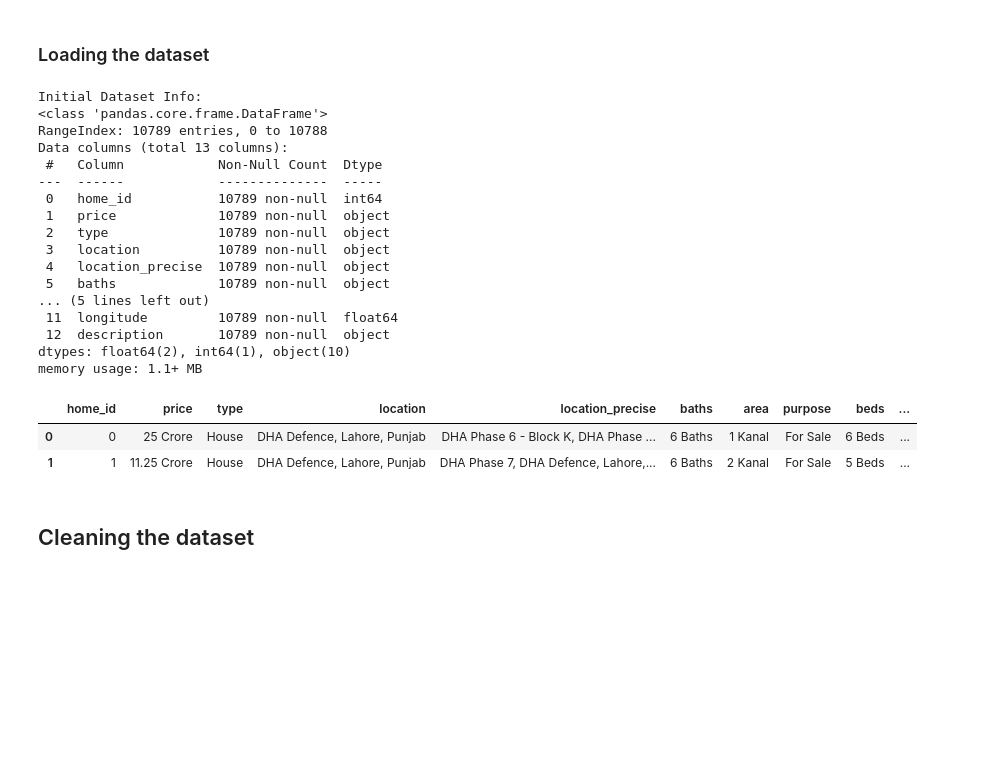
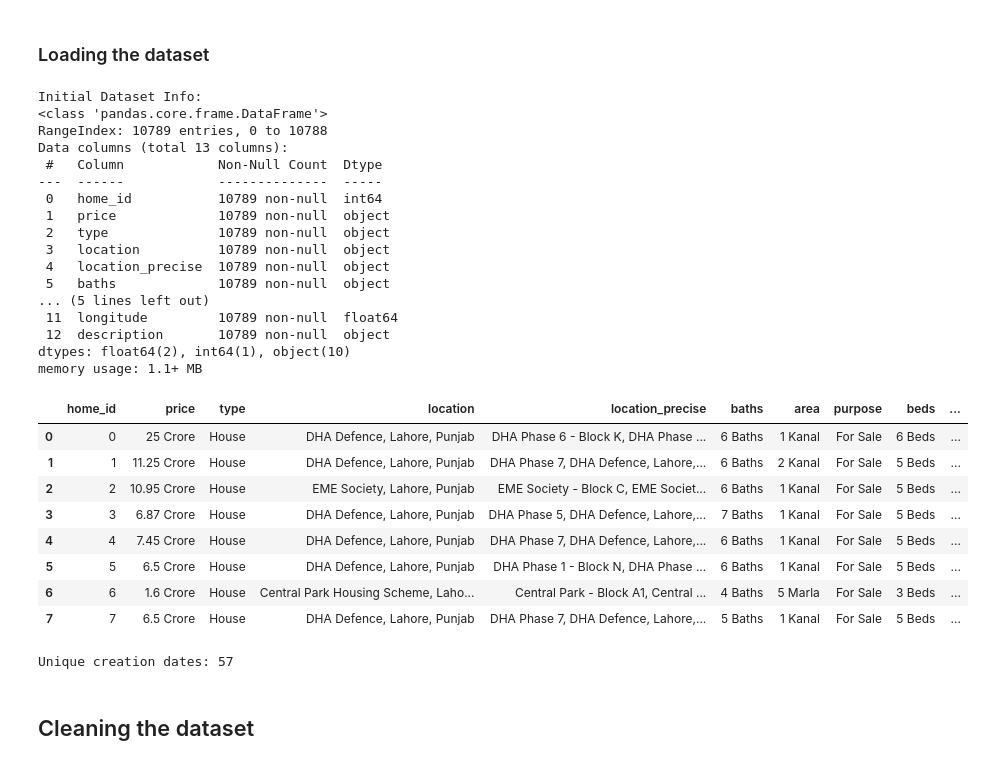
Before and after one commit to potatobox1/Data_Science_Project, a Jupyter notebook: analysis.ipynb, the cells around one changed output. Saved outputs shown, nothing was run; the diff lists cells and outputs as text; code cells hidden in the pictures; blank space fills up the shorter version.

```diff
--- a/analysis.ipynb
+++ b/analysis.ipynb
@@ -26,34 +26,47 @@ sns.set(style='whitegrid', palette='muted', font_scale=1.2)
 # %%
 # Load the dataset
 df = pd.read_csv('properties.csv')
 
 # Display initial info
 print("Initial Dataset Info:")
 df.info()
 
 df.columns
-df.head(2)
+df.head(8)
 # %% [output]
 Initial Dataset Info:
 <class 'pandas.core.frame.DataFrame'>
 RangeIndex: 10789 entries, 0 to 10788
 Data columns (total 13 columns):
  #   Column            Non-Null Count  Dtype
 ---  ------            --------------  -----
  0   home_id           10789 non-null  int64
  1   price             10789 non-null  object
  2   type              10789 non-null  object
  3   location          10789 non-null  object
  4   location_precise  10789 non-null  object
  5   baths             10789 non-null  object
 ... (5 lines left out)
  11  longitude         10789 non-null  float64
  12  description       10789 non-null  object
 dtypes: float64(2), int64(1), object(10)
 memory usage: 1.1+ MB
 |  | home_id | price | type | location | location_precise | baths | area | purpose | beds | ... |
 | 0 | 0 | 25 Crore | House | DHA Defence, Lahore, Punjab | DHA Phase 6 - Block K, DHA Phase ... | 6 Baths | 1 Kanal | For Sale | 6 Beds | ... |
 | 1 | 1 | 11.25 Crore | House | DHA Defence, Lahore, Punjab | DHA Phase 7, DHA Defence, Lahore,... | 6 Baths | 2 Kanal | For Sale | 5 Beds | ... |
+| 2 | 2 | 10.95 Crore | House | EME Society, Lahore, Punjab | EME Society - Block C, EME Societ... | 6 Baths | 1 Kanal | For Sale | 5 Beds | ... |
+| 3 | 3 | 6.87 Crore | House | DHA Defence, Lahore, Punjab | DHA Phase 5, DHA Defence, Lahore,... | 7 Baths | 1 Kanal | For Sale | 5 Beds | ... |
+| 4 | 4 | 7.45 Crore | House | DHA Defence, Lahore, Punjab | DHA Phase 7, DHA Defence, Lahore,... | 6 Baths | 1 Kanal | For Sale | 5 Beds | ... |
+| 5 | 5 | 6.5 Crore | House | DHA Defence, Lahore, Punjab | DHA Phase 1 - Block N, DHA Phase ... | 6 Baths | 1 Kanal | For Sale | 5 Beds | ... |
+| 6 | 6 | 1.6 Crore | House | Central Park Housing Scheme, Laho... | Central Park - Block A1, Central ... | 4 Baths | 5 Marla | For Sale | 3 Beds | ... |
+| 7 | 7 | 6.5 Crore | House | DHA Defence, Lahore, Punjab | DHA Phase 7, DHA Defence, Lahore,... | 5 Baths | 1 Kanal | For Sale | 5 Beds | ... |
+# %%
+unique_creation_dates = df['creation_date'].nunique()
+
+# Display the result
+print(f"Unique creation dates: {unique_creation_dates}")
+# %% [output]
+Unique creation dates: 57
 # %% [markdown]
 ## Cleaning the dataset
 # %%
```
Also changed, not shown: parts of 10 cells of this notebook, 2 other files.
